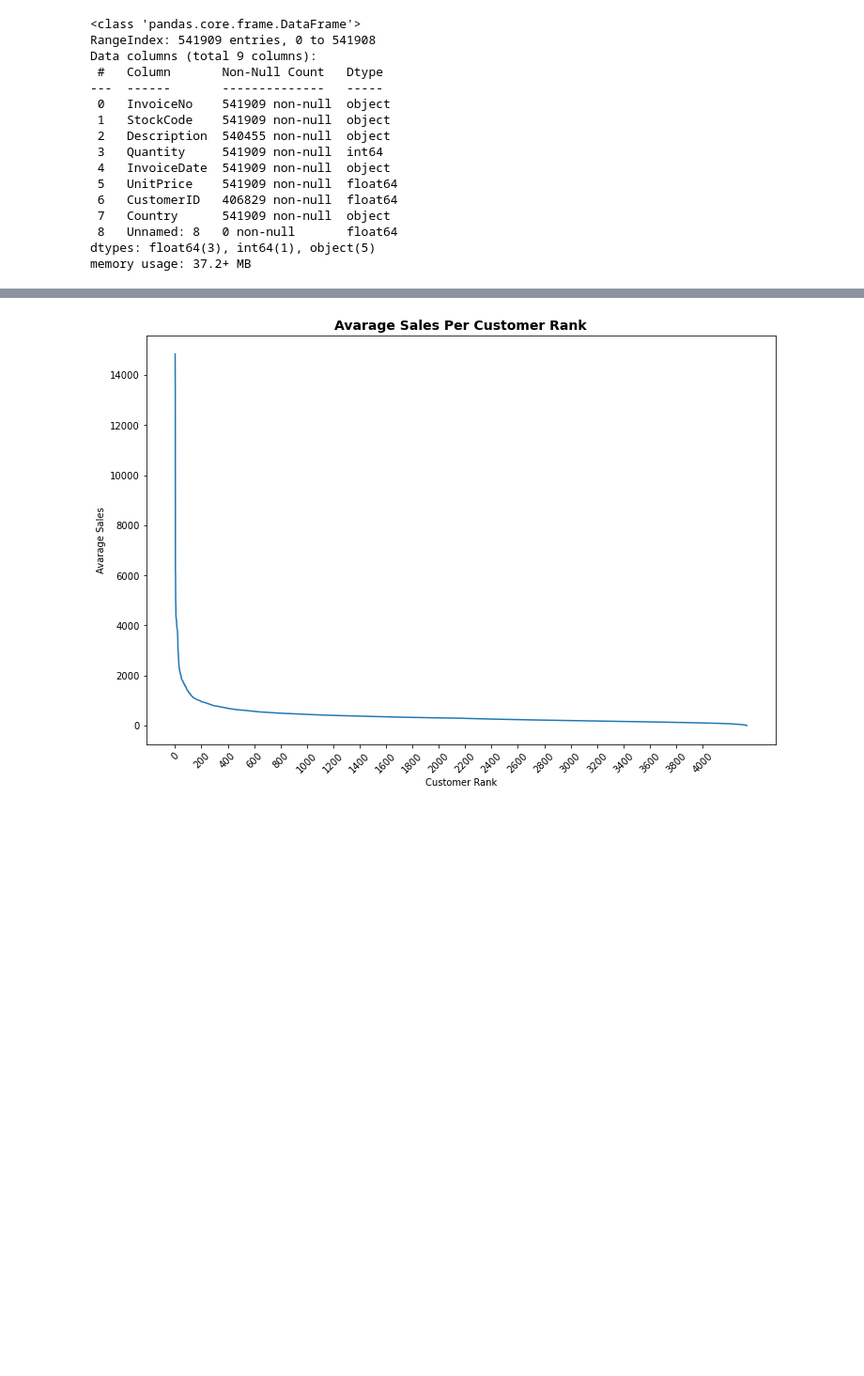
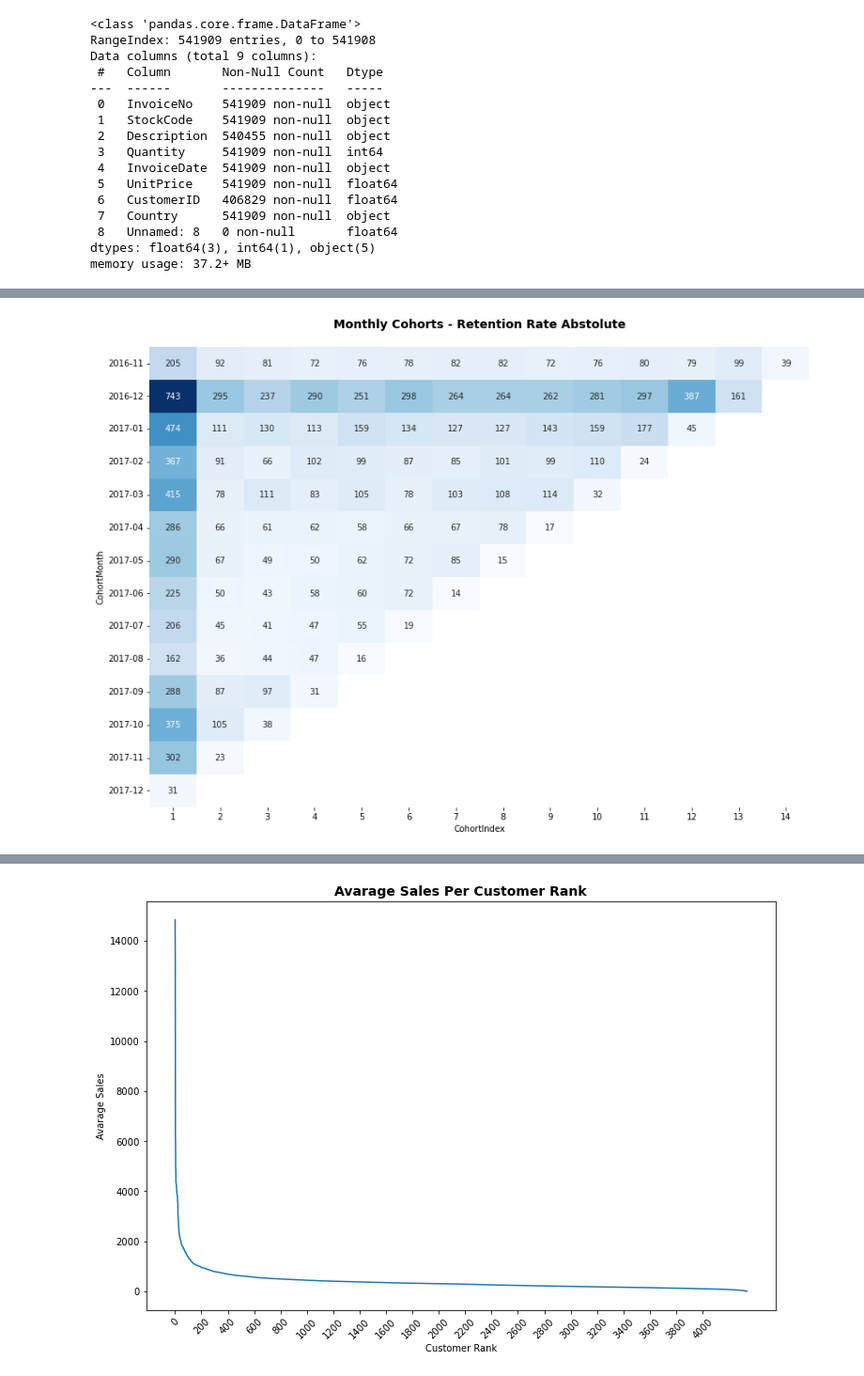
Before and after one commit to alyssonvidal/E-Commerce-Clusterization, a Jupyter notebook: notebooks/part02_eda.ipynb, the cells around one changed output, grey strips where cells are left out. Shown at 94% size. Cells and saved outputs as stored; diff of their text form; code cells hidden in the pictures; blank space fills up the shorter version.

```diff
--- a/notebooks/part02_eda.ipynb
+++ b/notebooks/part02_eda.ipynb
@@ -67,0 +103,8 @@ data_eda=data.copy()
+# %%
+fig, ax = plt.subplots(figsize = (14, 10))
+sns.heatmap(cohort_pivot, cmap = "Blues", annot = True, fmt=".0f", cbar = False, ax = ax)
+plt.title("Monthly Cohorts - Retention Rate Abstolute\n", fontsize=14, fontweight='bold')
+plt.savefig("..//images//cohort_absolute.png")
+plt.show()
+# %% [output]
+[figure, added]
```
Also changed, not shown: parts of 39 cells of this notebook, 10 other files.
